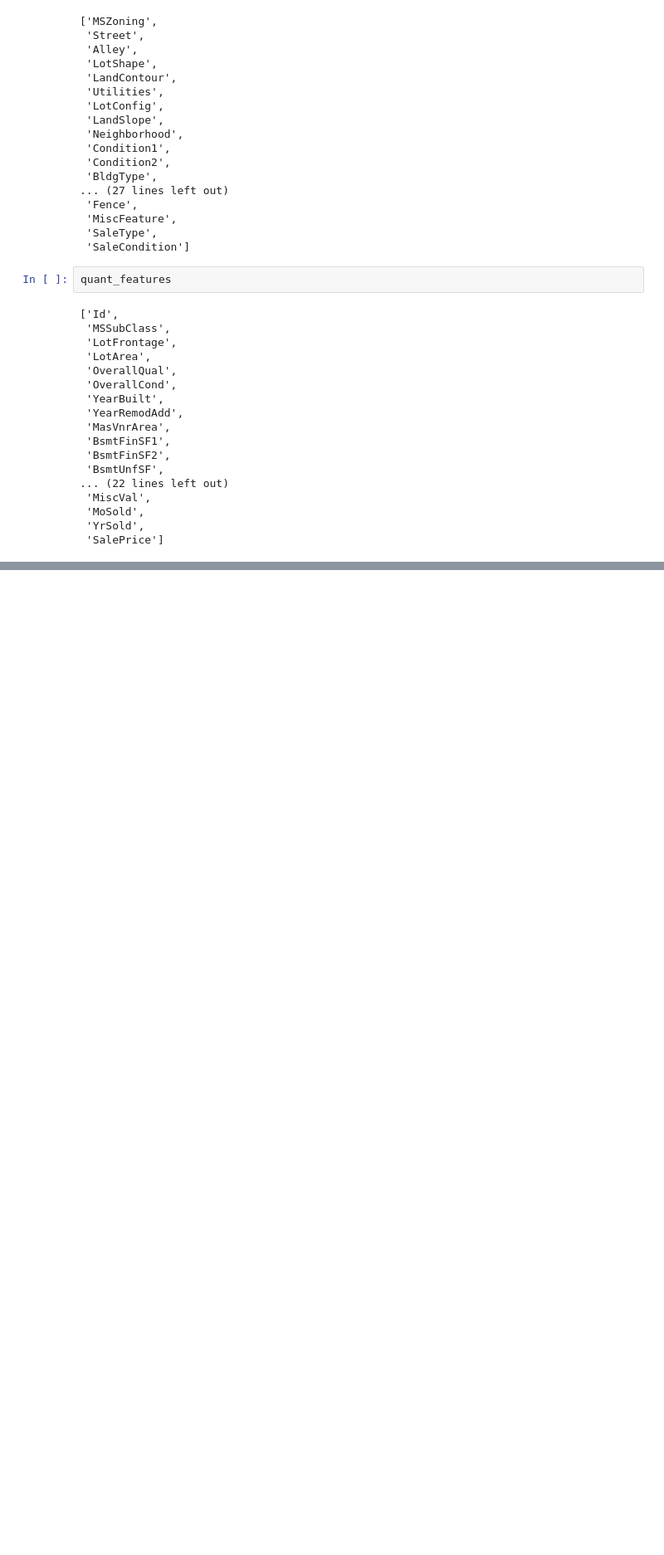
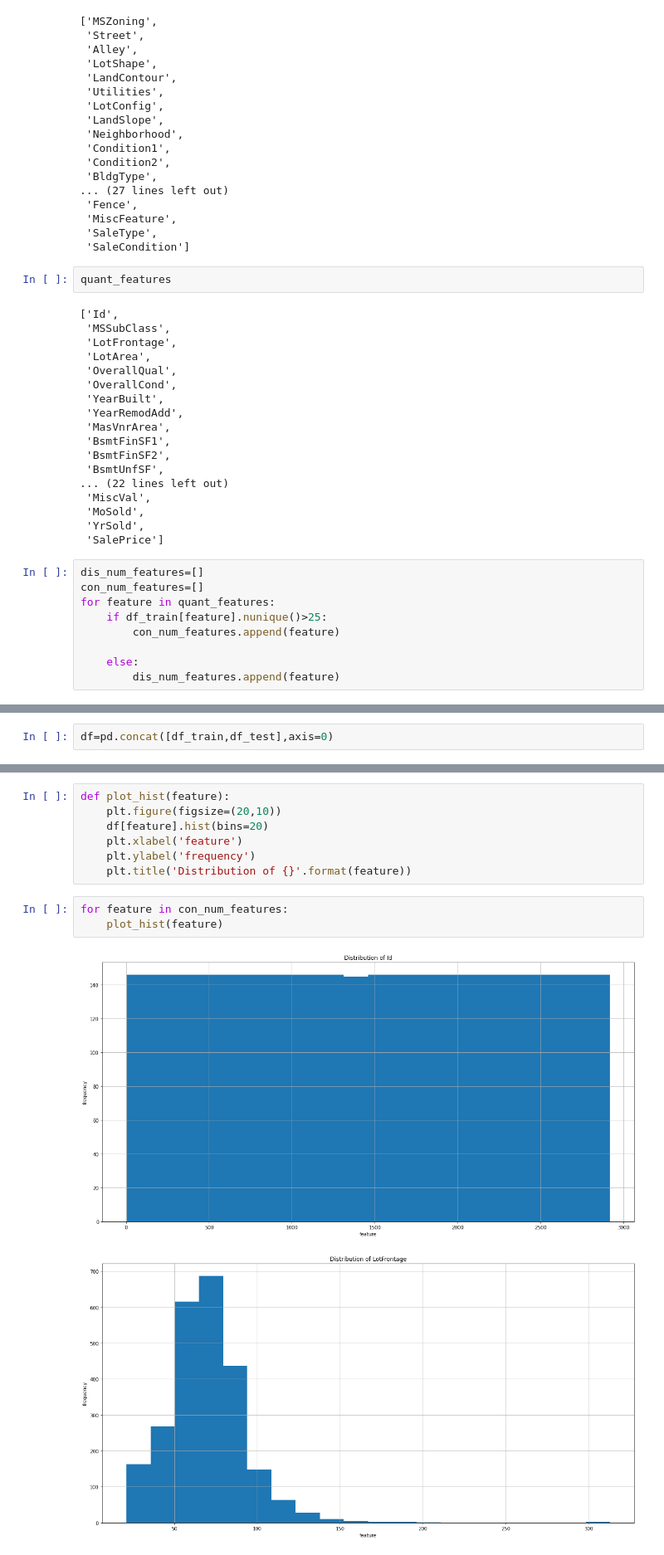
Before and after one commit to MajorCode869/House-Prices-Advanced-Regression, a Jupyter notebook: eda-houseprices.ipynb, the cells around one changed output, grey strips where cells are left out. Shown at 83% size. Drawn from its saved outputs; the diff is of its cells as text; blank space fills up the shorter version.

```diff
--- a/eda-houseprices.ipynb
+++ b/eda-houseprices.ipynb
@@ -195,3 +195,12 @@ quant_features
  'MoSold',
  'YrSold',
  'SalePrice']
+# %%
+dis_num_features=[]
+con_num_features=[]
+for feature in quant_features:
+    if df_train[feature].nunique()>25:
+        con_num_features.append(feature)
+
+    else:
+        dis_num_features.append(feature)
@@ -197,0 +266,2 @@ quant_features
+# %%
+df=pd.concat([df_train,df_test],axis=0)
@@ -197,0 +294,13 @@ quant_features
+# %%
+def plot_hist(feature):
+    plt.figure(figsize=(20,10))
+    df[feature].hist(bins=20)
+    plt.xlabel('feature')
+    plt.ylabel('frequency')
+    plt.title('Distribution of {}'.format(feature))
+# %%
+for feature in con_num_features:
+    plot_hist(feature)
+# %% [output]
+[figure, added]
+[figure, added]
```
Also changed, not shown: parts of 8 cells of this notebook.
